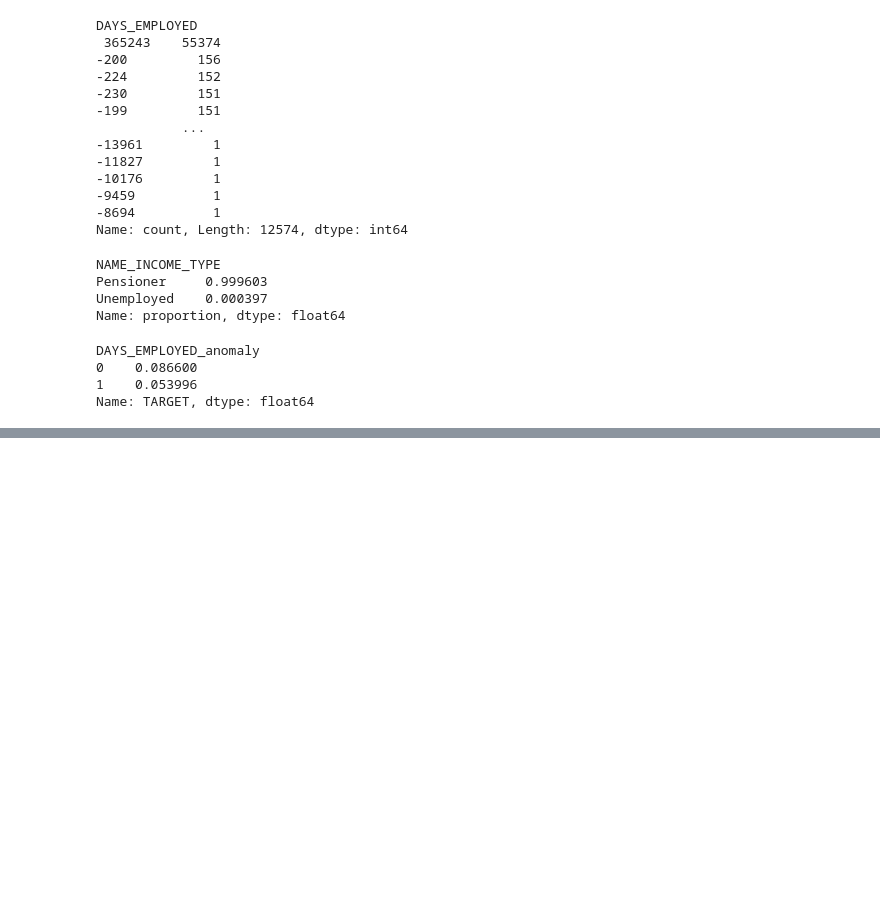
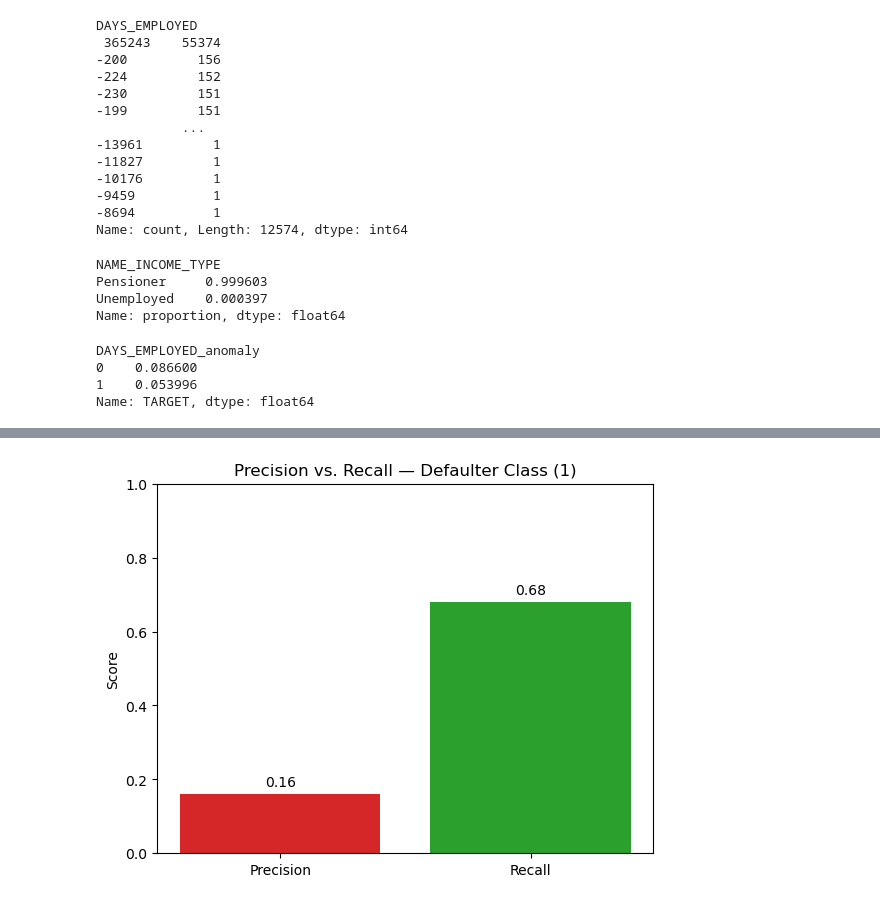
Before and after one commit to edgarordonezz/loan-default-predictor, a Jupyter notebook: load_default_eda_training.ipynb, the cells around one changed output, grey strips where cells are left out. Saved outputs shown, nothing was run; the diff lists cells and outputs as text; code cells hidden in the pictures; blank space fills up the shorter version.

```diff
--- a/load_default_eda_training.ipynb
+++ b/load_default_eda_training.ipynb
@@ -747,0 +904,13 @@ Name: TARGET, dtype: float64
+# %%
+metrics = ['Precision', 'Recall']
+values = [0.16, 0.68]
+
+plt.bar(metrics, values, color=['#d62728', '#2ca02c'])
+plt.ylim(0, 1)
+plt.title('Precision vs. Recall — Defaulter Class (1)')
+plt.ylabel('Score')
+for i, v in enumerate(values):
+    plt.text(i, v + 0.02, f'{v:.2f}', ha='center')
+plt.show()
+# %% [output]
+[figure, added]
```
Also changed, not shown: parts of 20 cells of this notebook.
